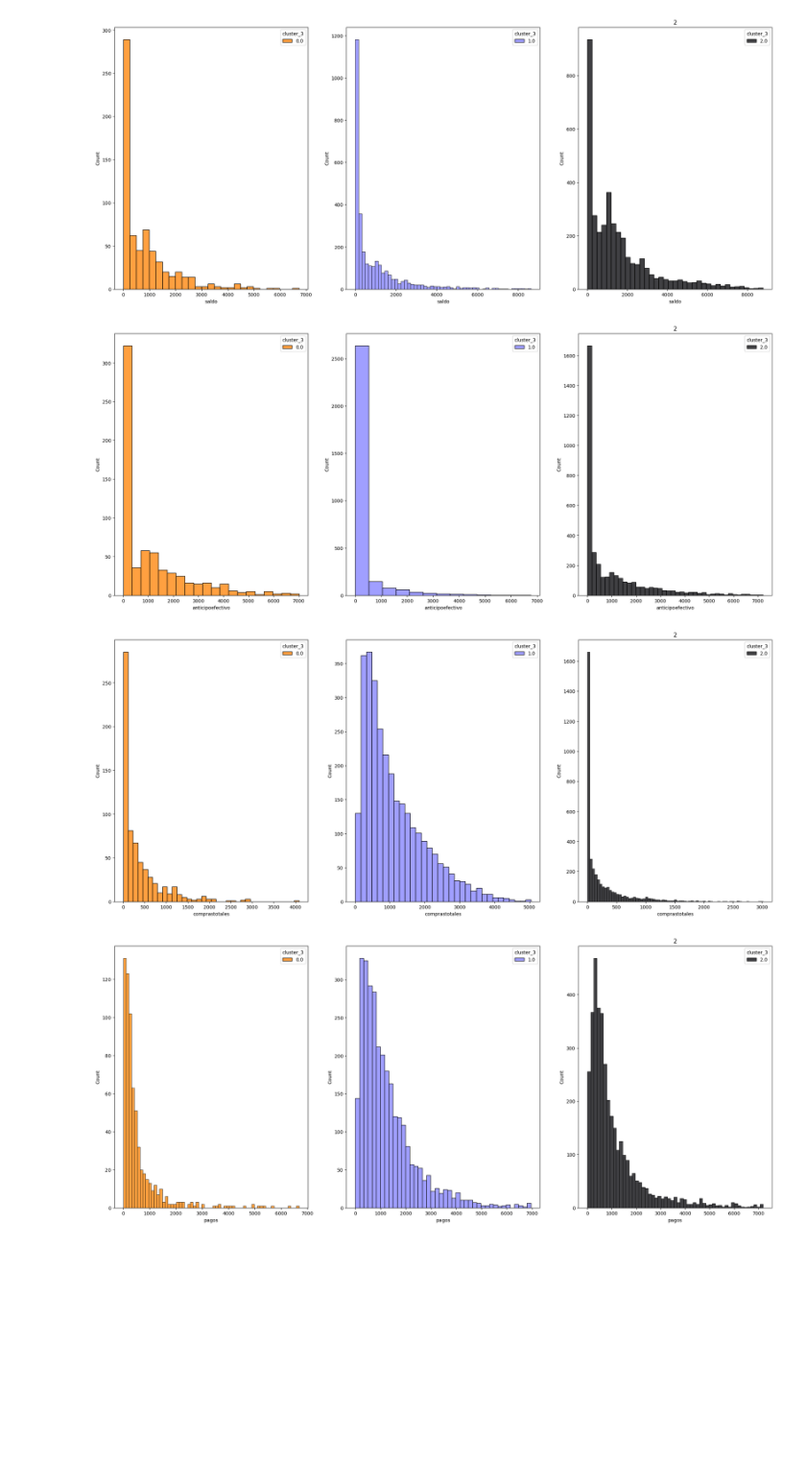
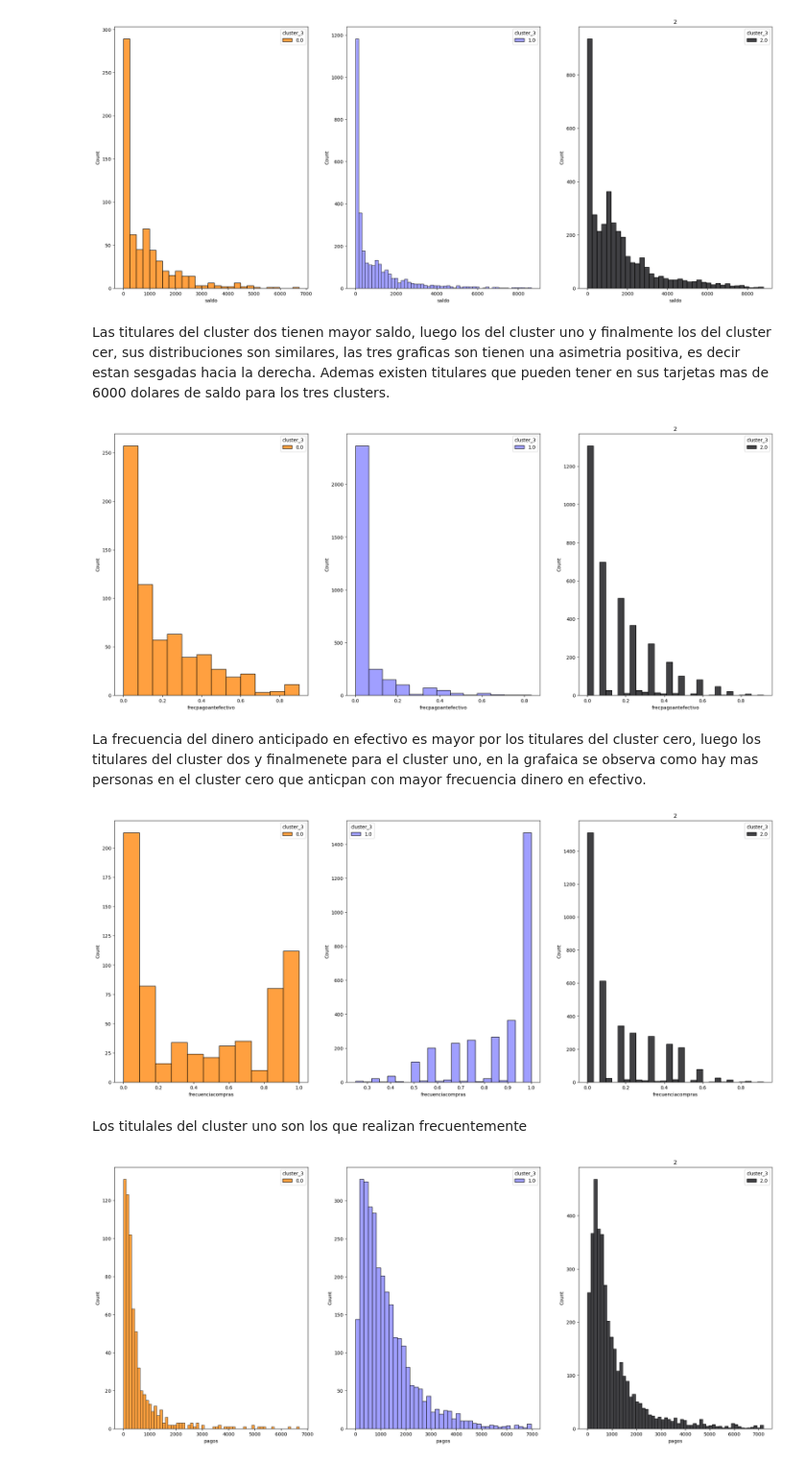
Before and after one commit to Juanisazalu/Analitica2_trabajo2, a Jupyter notebook: Interpretación_cluster.ipynb, the cells around one changed output. Shown: that part at 96% size. Cells and saved outputs as stored; diff of their text form; code cells hidden in the pictures; blank space fills up the shorter version.

```diff
--- a/Interpretación_cluster.ipynb
+++ b/Interpretación_cluster.ipynb
@@ -294,26 +302,32 @@ for i in list(range(0,3)):
     sns.histplot(data=temp_saldo[temp_saldo.cluster_3==i],x='saldo',hue='cluster_3',palette=pal[i],ax=axs[i],multiple='dodge')
 # %% [output]
 [figure]
+# %% [markdown]
+Las titulares del cluster dos tienen mayor saldo, luego los del cluster uno y finalmente los del cluster cer, sus distribuciones son similares, las tres graficas son tienen una asimetria positiva, es decir estan sesgadas hacia la derecha. Ademas existen titulares que pueden tener en sus tarjetas mas de 6000 dolares de saldo para los tres clusters.
 # %%
 #Análsis de aticipo efectivo
-temp_anticipoefec = df[['cluster_3','anticipoefectivo']]
+temp_anticipoefec = df[['cluster_3','frecpagoantefectivo']]
 fig,axs=plt.subplots(ncols=3,figsize =(25, 10))
 
 for i in list(range(0,3)):
     plt.title(i)
-    sns.histplot(data=temp_anticipoefec[temp_anticipoefec.cluster_3==i],x='anticipoefectivo',hue='cluster_3',palette=pal[i],ax=axs[i],multiple='dodge')
+    sns.histplot(data=temp_anticipoefec[temp_anticipoefec.cluster_3==i],x='frecpagoantefectivo',hue='cluster_3',palette=pal[i],ax=axs[i],multiple='dodge')
 # %% [output]
-[figure, old version]
+[figure, new version]
+# %% [markdown]
+La frecuencia del dinero anticipado en efectivo es mayor por los titulares del cluster cero, luego los titulares del cluster dos y finalmenete para el cluster uno, en la grafaica se observa como hay mas personas en el cluster cero que anticpan con mayor frecuencia dinero en efectivo.
 # %%
 # Análisis de compras totales
-temp_compras = df[['cluster_3','comprastotales']]
+temp_compras = df[['cluster_3','frecuenciacompras']]
 fig,axs=plt.subplots(ncols=3,figsize =(25, 10))
 
 for i in list(range(0,3)):
     plt.title(i)
-    sns.histplot(data=temp_compras[temp_compras.cluster_3==i],x='comprastotales',hue='cluster_3',palette=pal[i],ax=axs[i],multiple='dodge')
+    sns.histplot(data=temp_compras[temp_compras.cluster_3==i],x='frecuenciacompras',hue='cluster_3',palette=pal[i],ax=axs[i],multiple='dodge')
 # %% [output]
-[figure, old version]
+[figure, new version]
+# %% [markdown]
+Los titulales del cluster uno son los que realizan frecuentemente
 # %%
 # Análisis de pagos
 temp_pagos = df[['cluster_3','pagos']]
```
Also changed, not shown: parts of 9 cells of this notebook.
